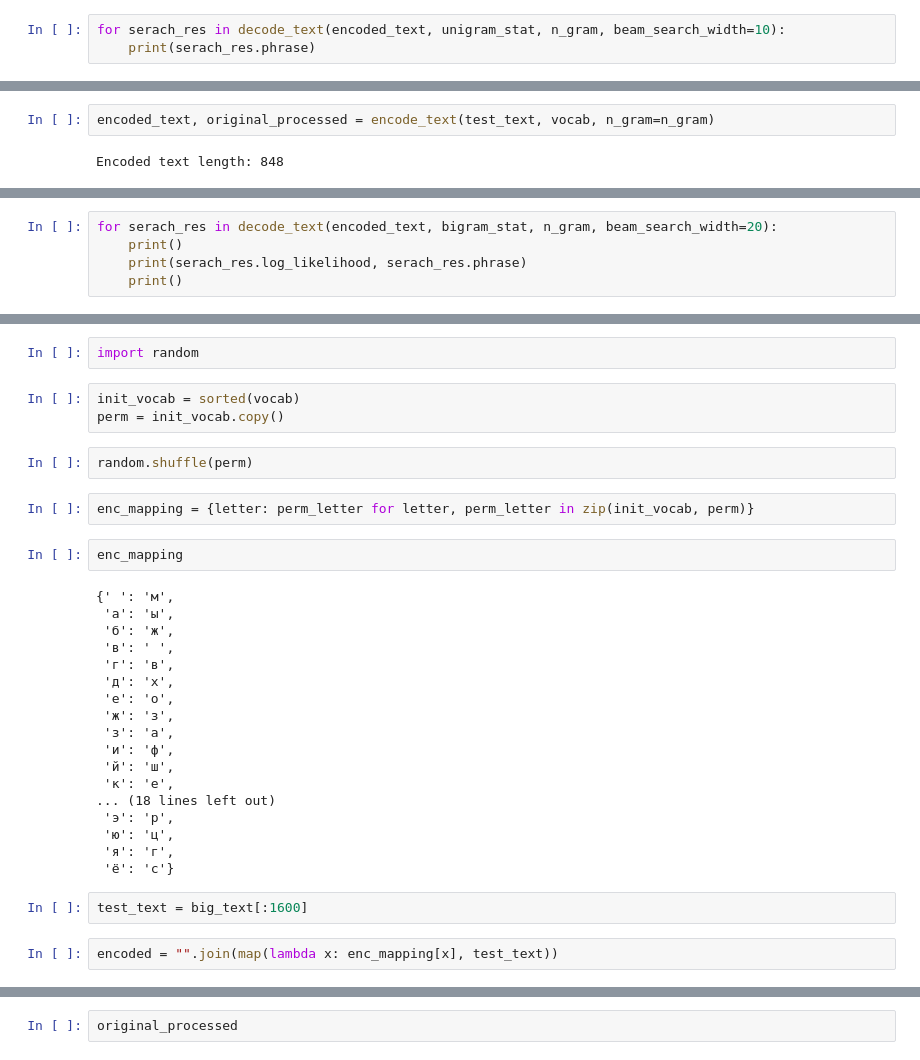
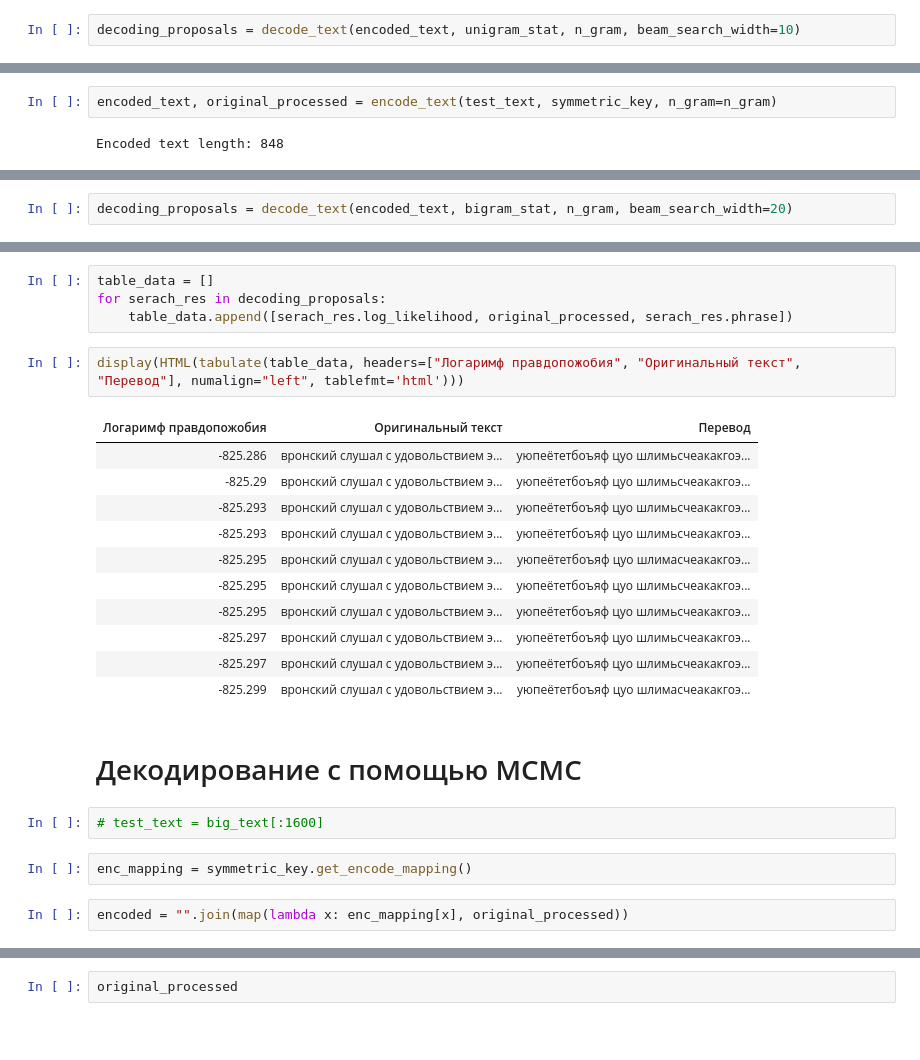
Before and after one commit to KernelA/made-adv-ml-hw3, a Jupyter notebook: decrypt.ipynb, the cells around one changed output, grey strips where cells are left out. Saved outputs shown, nothing was run; the diff lists cells and outputs as text; blank space fills up the shorter version.

Commit message:
Decode with other alphabet as target

```diff
--- a/decrypt.ipynb
+++ b/decrypt.ipynb
@@ -51,3 +62,2 @@ encoded_text
 # %%
-for serach_res in decode_text(encoded_text, unigram_stat, n_gram, beam_search_width=10):
-    print(serach_res.phrase)
+decoding_proposals = decode_text(encoded_text, unigram_stat, n_gram, beam_search_width=10)
@@ -70,7 +83,7 @@ for name in texts:
 # %%
 bigram_stat = NGramStat(source_freq)
 # %%
-encoded_text, original_processed = encode_text(test_text, vocab, n_gram=n_gram)
+encoded_text, original_processed = encode_text(test_text, symmetric_key, n_gram=n_gram)
 # %% [output]
 Encoded text length: 848
 # %%
@@ -80,5 +93,2 @@ encoded_text
 # %%
-for serach_res in decode_text(encoded_text, bigram_stat, n_gram, beam_search_width=20):
-    print()
-    print(serach_res.log_likelihood, serach_res.phrase)
-    print()
+decoding_proposals = decode_text(encoded_text, bigram_stat, n_gram, beam_search_width=20)
@@ -107,33 +95,26 @@ original_processed
-# %%
-import random
-# %%
-init_vocab = sorted(vocab)
-perm = init_vocab.copy()
-# %%
-random.shuffle(perm)
-# %%
-enc_mapping = {letter: perm_letter for letter, perm_letter in zip(init_vocab, perm)}
+# %%
+table_data = []
+for serach_res in decoding_proposals:
+    table_data.append([serach_res.log_likelihood, original_processed, serach_res.phrase])
+# %%
+display(HTML(tabulate(table_data, headers=["Логаримф правдопожобия", "Оригинальный текст", "Перевод"], numalign="left", tablefmt='html')))
+# %% [output]
+| Логаримф правдопожобия | Оригинальный текст | Перевод |
+| -825.286 | вронский слушал с удовольствием э... | уюпеётетбоъяф цуо шлимьсчеакакгоэ... |
+| -825.29 | вронский слушал с удовольствием э... | уюпеётетбоъяф цуо шлимьсчеакакгоэ... |
+| -825.293 | вронский слушал с удовольствием э... | уюпеётетбоъяф цуо шлимьсчеакакгоэ... |
+| -825.293 | вронский слушал с удовольствием э... | уюпеётетбоъяф цуо шлимьсчеакакгоэ... |
+| -825.295 | вронский слушал с удовольствием э... | уюпеётетбоъяф цуо шлимасчеакакгоэ... |
+| -825.295 | вронский слушал с удовольствием э... | уюпеётетбоъяф цуо шлимьсчеакакгоэ... |
+| -825.295 | вронский слушал с удовольствием э... | уюпеётетбоъяф цуо шлимьсчеакакгоэ... |
+| -825.297 | вронский слушал с удовольствием э... | уюпеётетбоъяф цуо шлимьсчеакакгоэ... |
+| -825.297 | вронский слушал с удовольствием э... | уюпеётетбоъяф цуо шлимьсчеакакгоэ... |
+| -825.299 | вронский слушал с удовольствием э... | уюпеётетбоъяф цуо шлимасчеакакгоэ... |
+# %% [markdown]
+# Декодирование с помощью MCMC
+# %%
+# test_text = big_text[:1600]
 # %%
-enc_mapping
+enc_mapping = symmetric_key.get_encode_mapping()
-# %% [output]
-{' ': 'м',
- 'а': 'ы',
- 'б': 'ж',
- 'в': ' ',
- 'г': 'в',
- 'д': 'х',
- 'е': 'о',
- 'ж': 'з',
- 'з': 'а',
- 'и': 'ф',
- 'й': 'ш',
- 'к': 'е',
-... (18 lines left out)
- 'э': 'р',
- 'ю': 'ц',
- 'я': 'г',
- 'ё': 'с'}
-# %%
-test_text = big_text[:1600]
 # %%
-encoded = "".join(map(lambda x: enc_mapping[x], test_text))
+encoded = "".join(map(lambda x: enc_mapping[x], original_processed))
```
Also changed, not shown: parts of 21 cells of this notebook, 5 other files.
